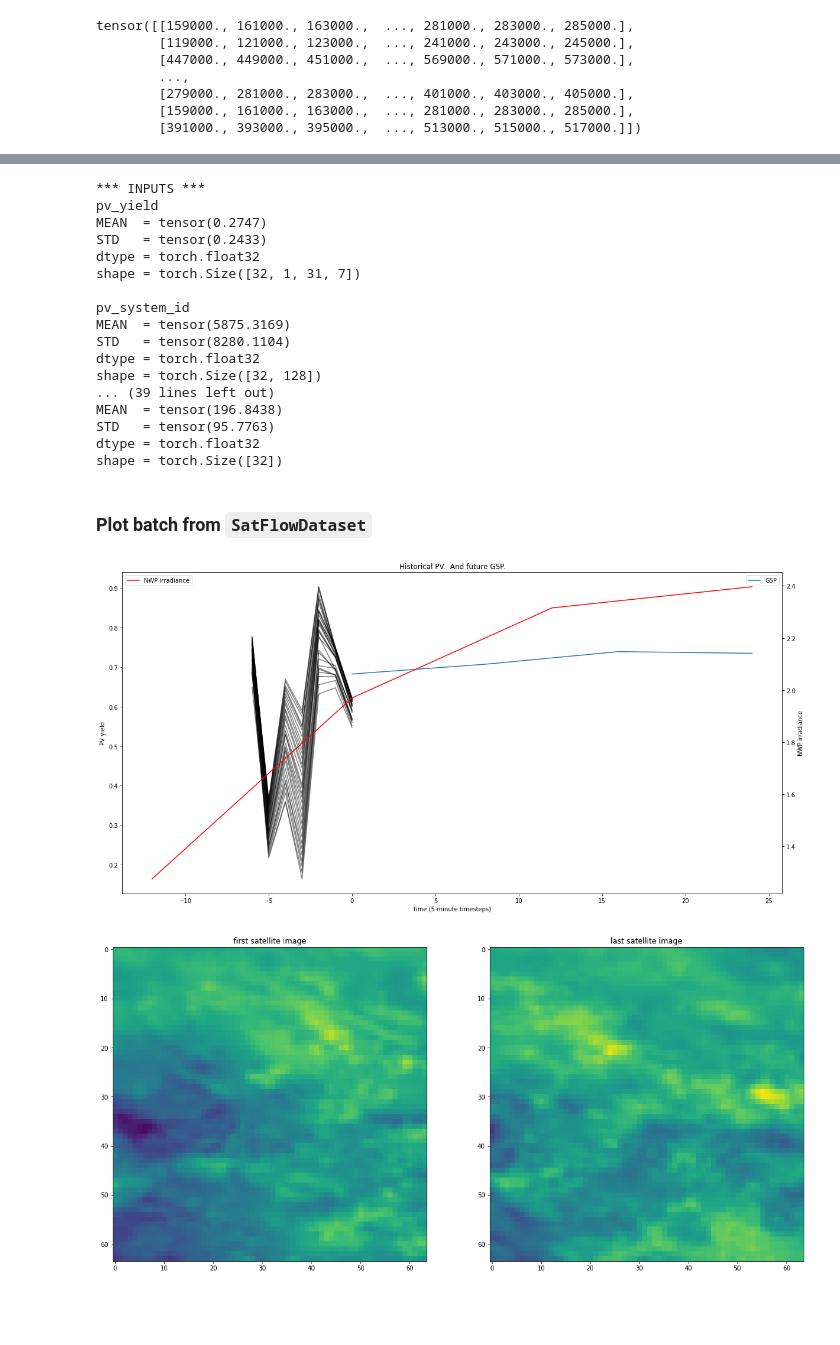
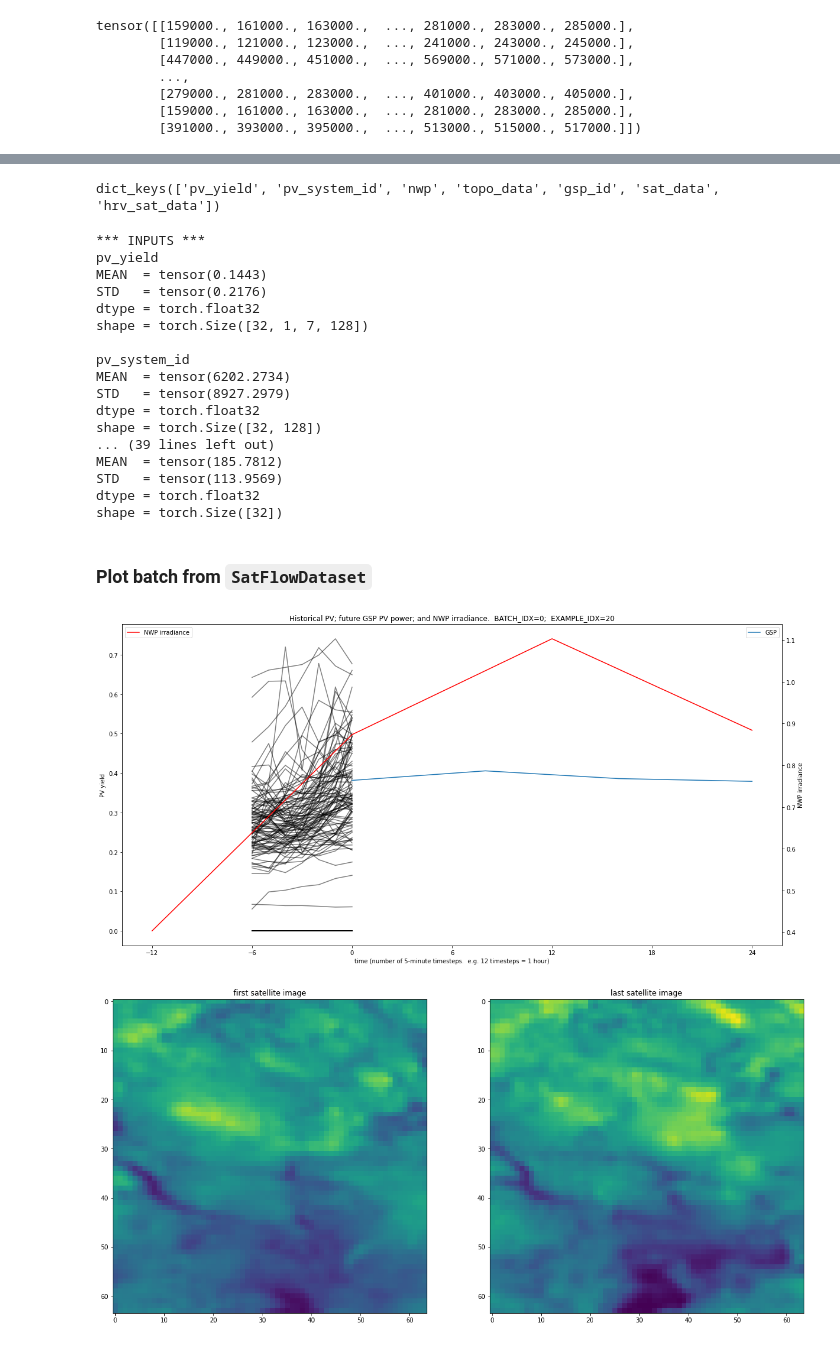
Before and after one commit to openclimatefix/nowcasting_dataloader, a Jupyter notebook: notebooks/explore_batches.ipynb, the cells around one changed output, grey strips where cells are left out. Cells and saved outputs as stored; diff of their text form; code cells hidden in the pictures; blank space fills up the shorter version.

```diff
--- a/notebooks/explore_batches.ipynb
+++ b/notebooks/explore_batches.ipynb
@@ -92,0 +91,5 @@ batch_inputs, batch_targets = sat_flow_dataset[0]
+# %%
+BATCH_IDX = 0
+# %%
+%%time
+batch_inputs, batch_targets = sat_flow_dataset[BATCH_IDX]
@@ -93,5 +99,7 @@ batch_inputs, batch_targets = sat_flow_dataset[0]
 # %%
 batch_inputs.keys()
+# %% [output]
+dict_keys(['pv_yield', 'pv_system_id', 'nwp', 'topo_data', 'gsp_id', 'sat_data', 'hrv_sat_data'])
 # %%
 def print_details(tensor):
     print("MEAN  =", tensor.mean())
@@ -112,19 +120,19 @@ for data_source_name, tensor in batch_targets.items():
 # %% [output]
 *** INPUTS ***
 pv_yield
-MEAN  = tensor(0.2747)
-STD   = tensor(0.2433)
+MEAN  = tensor(0.1443)
+STD   = tensor(0.2176)
 dtype = torch.float32
-shape = torch.Size([32, 1, 31, 7])
+shape = torch.Size([32, 1, 7, 128])
 
 pv_system_id
-MEAN  = tensor(5875.3169)
-STD   = tensor(8280.1104)
+MEAN  = tensor(6202.2734)
+STD   = tensor(8927.2979)
 dtype = torch.float32
 shape = torch.Size([32, 128])
 ... (39 lines left out)
-MEAN  = tensor(196.8438)
-STD   = tensor(95.7763)
+MEAN  = tensor(185.7812)
+STD   = tensor(113.9569)
 dtype = torch.float32
 shape = torch.Size([32])
 # %% [markdown]
@@ -132,50 +142,51 @@ shape = torch.Size([32])
 # %%
-example_i = 1
+EXAMPLE_IDX = 20
 
 fig, ax = plt.subplots(figsize=(20, 10))
 
-ax.set_title("Historical PV.  And future GSP.")
+ax.set_title(f"Historical PV; future GSP PV power; and NWP irradiance.  {BATCH_IDX=};  {EXAMPLE_IDX=}")
 ax.set_ylabel("PV yield")
-ax.set_xlabel("time (5-minute timesteps)")
+ax.set_xlabel("time (number of 5-minute timesteps.  e.g. 12 timesteps = 1 hour)")
 
 ax.plot(
     np.linspace(start=-6, stop=0, num=7),
-    batch_inputs['pv_yield'][example_i, 0].T, #.mean(dim=0),
+    batch_inputs['pv_yield'][EXAMPLE_IDX, 0], #.mean(dim=0),
     #label="PV",
     color='black',
     alpha=0.5
 )
 ax.plot(
     np.linspace(start=0, stop=24, num=4),
-    batch_targets['gsp_yield'][example_i, :].T,
+    batch_targets['gsp_yield'][EXAMPLE_IDX, :].T,
     label="GSP",
 )
-ax.legend();
+ax.legend()
+ax.xaxis.set_major_locator(mticker.MultipleLocator(6))
 
 ax2 = ax.twinx()
 ax2.plot(
     np.linspace(start=-12, stop=24, num=4),
-    batch_inputs['nwp'][example_i][1].mean(dim=[1,2]),
+    batch_inputs['nwp'][EXAMPLE_IDX][1].mean(dim=[1,2]),
     label="NWP irradiance",
     color="red"
 )
 ax2.legend(loc="upper left")
 ax2.set_ylabel("NWP irradiance");
 # %% [output]
-[figure, old version]
+[figure, new version]
 # %%
 fig, axes = plt.subplots(ncols=2, figsize=(20, 20))
 
-hrv_sat_data = batch_inputs['hrv_sat_data'][example_i, 0]
+hrv_sat_data = batch_inputs['hrv_sat_data'][EXAMPLE_IDX, 0]
 hrv_min = hrv_sat_data.min()
 hrv_max = hrv_sat_data.max()
 
 ax = axes[0]
 ax.imshow(hrv_sat_data[0], vmin=hrv_min, vmax=hrv_max)
 ax.set_title("first satellite image")
 
 ax = axes[1]
 ax.imshow(hrv_sat_data[-1], vmin=hrv_min, vmax=hrv_max)
 ax.set_title("last satellite image");
 # %% [output]
-[figure, old version]
+[figure, new version]
```
Also changed, not shown: parts of 15 cells of this notebook.
